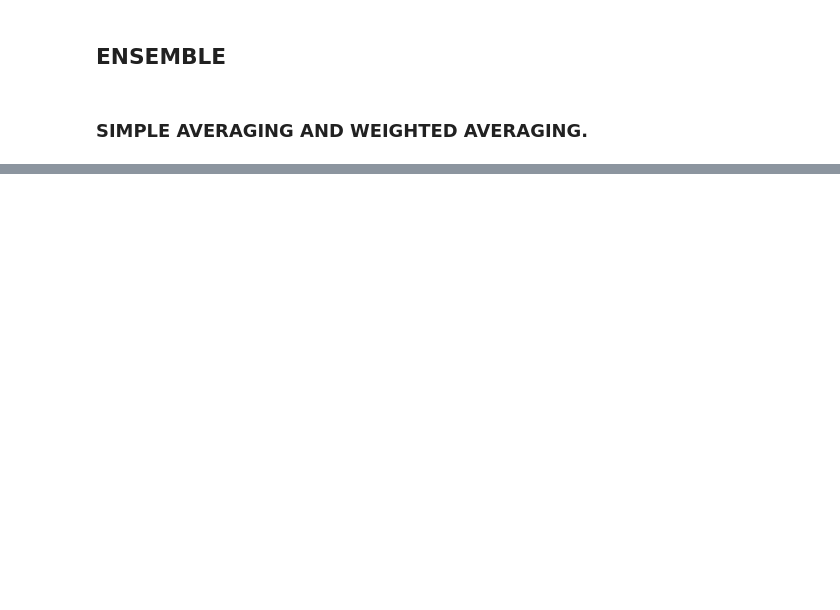
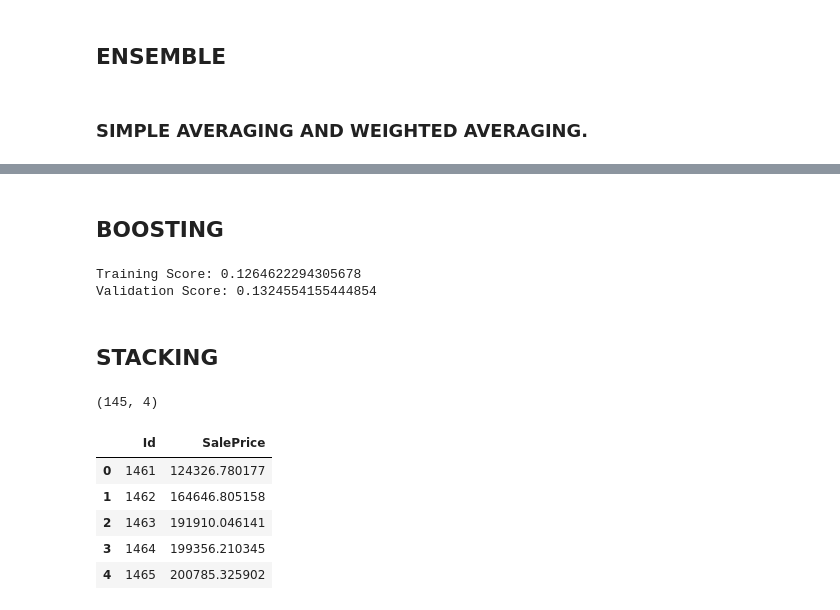
Before and after one commit to lumliolum/kaggle, a Jupyter notebook: House Price: Regression/House Price regression .ipynb, the cells around one changed output, grey strips where cells are left out. Drawn from its saved outputs; the diff is of its cells as text; code cells hidden in the pictures; blank space fills up the shorter version.

```diff
--- a/House Price: Regression/House Price regression .ipynb
+++ b/House Price: Regression/House Price regression .ipynb
@@ -1222,0 +1248,45 @@ Validation Scoe: 0.0950312980458509
+# %% [markdown]
+## BOOSTING
+# %%
+ada=AdaBoostRegressor(ridge,random_state=42)
+ada.fit(X_train,y_train)
+print("Training Score:",rmsle(np.expm1(y_train),np.expm1(ada.predict(X_train))))
+print("Validation Score:",rmsle(np.expm1(y_val),np.expm1(ada.predict(X_val))))
+# %% [output]
+Training Score: 0.1264622294305678
+Validation Score: 0.1324554155444854
+# %% [markdown]
+## STACKING
+# %%
+y1=(lasso.predict(X_val)).reshape((m1,1))
+y2=(ridge.predict(X_val)).reshape((m1,1))
+y3=(xgb.predict(X_val)).reshape((m1,1))
+y4 =(lr.predict(X_val)).reshape((m1,1))
+y5 =(eln.predict(X_val)).reshape((m1,1))
+
+y1_test=(lasso.predict(X_test)).reshape((1459,1))
+y2_test=(ridge.predict(X_test)).reshape((1459,1))
+y3_test=(xgb.predict(X_test)).reshape((1459,1))
+y4_test=(lr.predict(X_test)).reshape((1459,1))
+y5_test=(eln.predict(X_test)).reshape((1459,1))
+
+X_new=np.hstack((y1,y2,y3,y4))    #y5,y2
+print(X_new.shape)
+
+X_new_test=np.hstack((y1_test,y2_test,y3_test,y4_test))     # y5_test,y2_test
+linear_regression=LinearRegression()
+linear_regression.fit(X_new,y_val)
+y_stack=linear_regression.predict(X_new_test)
+
+stack=pd.DataFrame()
+stack['Id']=testid
+stack['SalePrice']=np.expm1(y_stack)
+stack.head()
+# %% [output]
+(145, 4)
+|  | Id | SalePrice |
+| 0 | 1461 | 124326.780177 |
+| 1 | 1462 | 164646.805158 |
+| 2 | 1463 | 191910.046141 |
+| 3 | 1464 | 199356.210345 |
+| 4 | 1465 | 200785.325902 |
```
Also changed, not shown: parts of 39 cells of this notebook, 3 other files.
